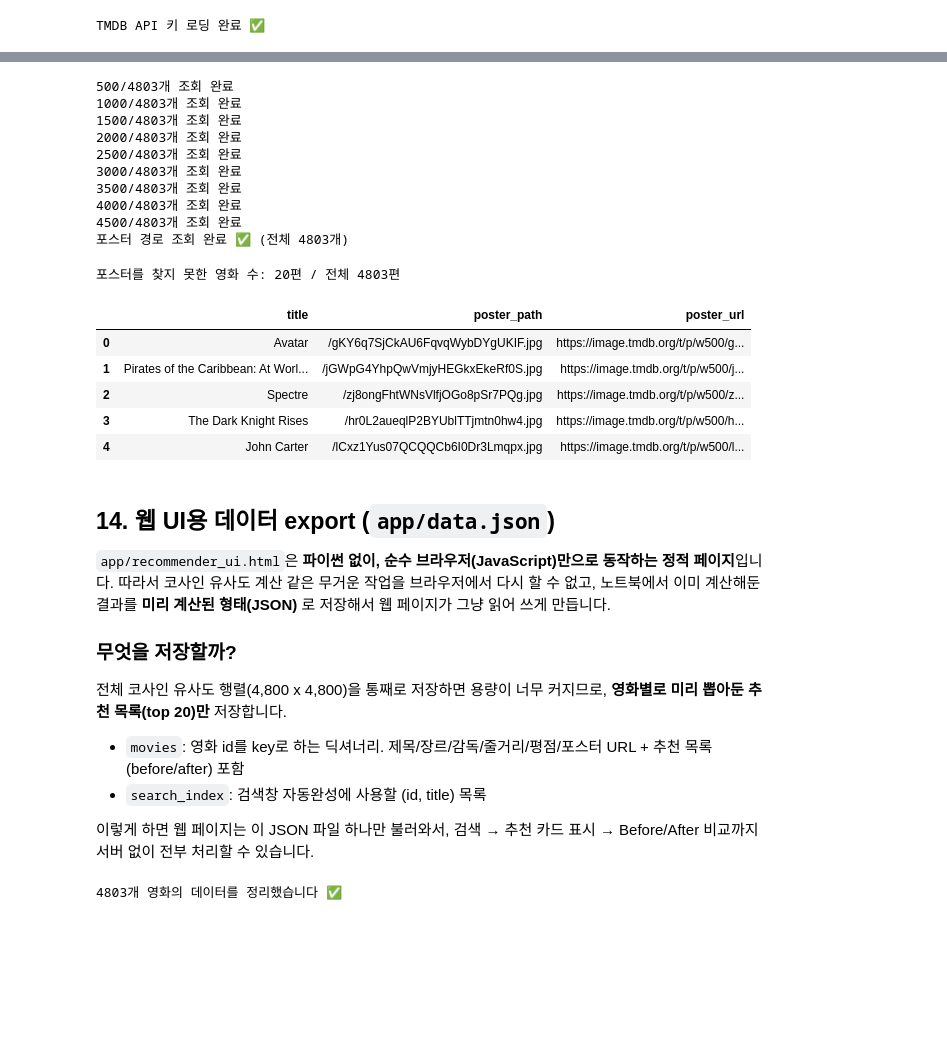
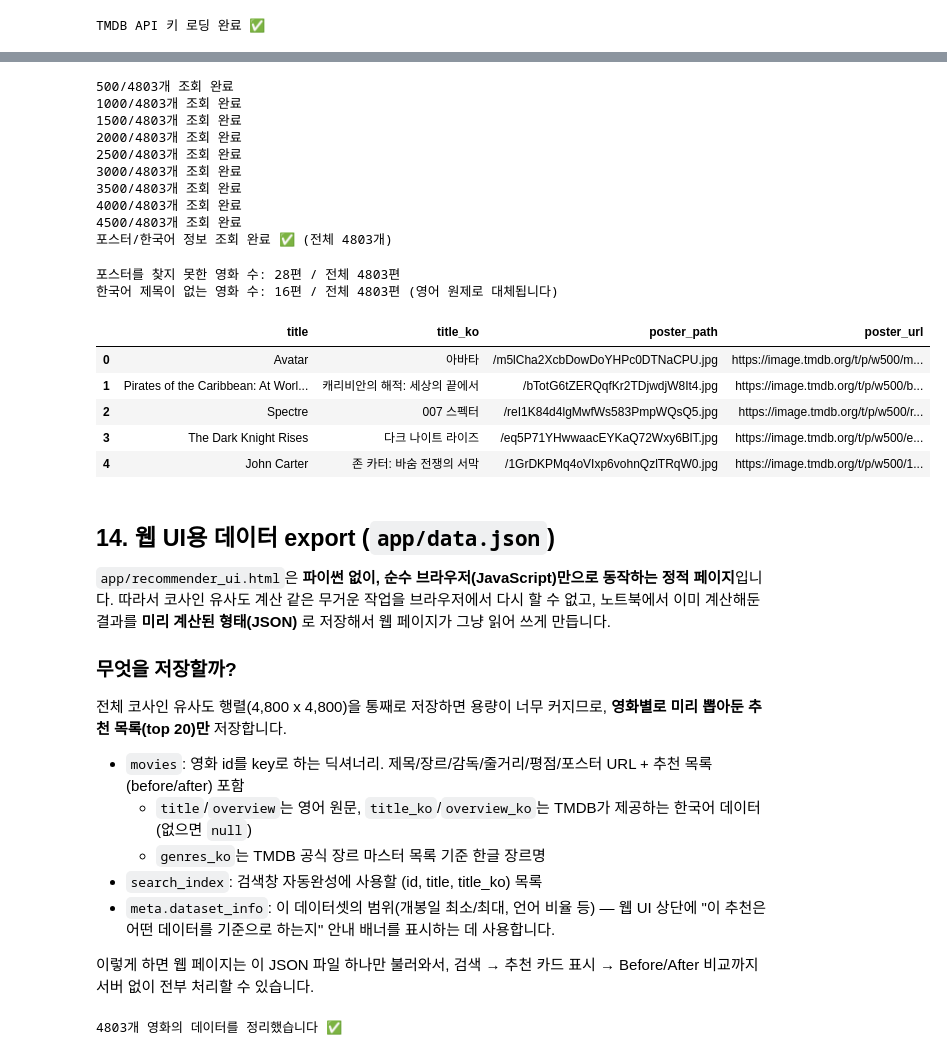
Before and after one commit to tombap8/recom_system, a Jupyter notebook: notebook/movie_recommender.ipynb, the cells around one changed output, grey strips where cells are left out. Cells and saved outputs as stored; diff of their text form; code cells hidden in the pictures; blank space fills up the shorter version.

Commit message:
Add Korean localization: titles, overviews, genres, and dataset scope banner

```diff
--- a/notebook/movie_recommender.ipynb
+++ b/notebook/movie_recommender.ipynb
@@ -708,37 +748,47 @@ TMDB API 키 로딩 완료 ✅
 # %%
-def fetch_poster_path(movie_id):
+def fetch_movie_details_ko(movie_id):
     """
-    TMDB API로 영화 한 편의 상세 정보를 조회해서 poster_path만 뽑아 반환합니다.
-    요청이 실패하거나 포스터 정보가 없으면 None을 반환합니다.
+    TMDB API로 영화 한 편의 상세 정보를 '한국어(ko-KR)' 기준으로 조회합니다.
+    poster_path는 언어와 상관없이 동일하게 제공되고, title/overview는 한국어 데이터가
+    있으면 한국어로, 없으면 빈 문자열("")로 돌아옵니다.
+    요청이 실패하면 전부 None으로 채운 결과를 반환합니다.
     """
     url = f"https://api.themoviedb.org/3/movie/{movie_id}"
     try:
-        response = requests.get(url, params={"api_key": TMDB_API_KEY}, timeout=5)
+        response = requests.get(
+            url, params={"api_key": TMDB_API_KEY, "language": "ko-KR"}, timeout=5
+        )
         if response.status_code == 200:
-            return movie_id, response.json().get("poster_path")
+            data = response.json()
+            return movie_id, {
+                "poster_path": data.get("poster_path"),
+                # 빈 문자열("")은 "한국어 데이터 없음"을 의미하므로 None으로 통일합니다.
+                "title_ko": data.get("title") or None,
+                "overview_ko": data.get("overview") or None,
+            }
     except requests.RequestException:
         pass
-    return movie_id, None
+    return movie_id, {"poster_path": None, "title_ko": None, "overview_ko": None}
 
 
 movie_ids = df["id"].tolist()
-poster_path_by_id = {}
+details_by_id = {}
 
 # ThreadPoolExecutor: 여러 개의 HTTP 요청을 동시에(병렬로) 보내주는 도구입니다.
 # max_workers=20 -> 최대 20개의 요청을 동시에 진행합니다.
 with concurrent.futures.ThreadPoolExecutor(max_workers=20) as executor:
-    futures = [executor.submit(fetch_poster_path, movie_id) for movie_id in movie_ids]
+    futures = [executor.submit(fetch_movie_details_ko, movie_id) for movie_id in movie_ids]
 
     completed = 0
     for future in concurrent.futures.as_completed(futures):
-        movie_id, poster_path = future.result()
-        poster_path_by_id[movie_id] = poster_path
+        movie_id, details = future.result()
+        details_by_id[movie_id] = details
         completed += 1
         # 진행 상황을 500개 단위로 출력합니다.
         if completed % 500 == 0:
             print(f"{completed}/{len(movie_ids)}개 조회 완료")
 
-print(f"포스터 경로 조회 완료 ✅ (전체 {len(movie_ids)}개)")
+print(f"포스터/한국어 정보 조회 완료 ✅ (전체 {len(movie_ids)}개)")
 # %% [output]
 500/4803개 조회 완료
 1000/4803개 조회 완료
@@ -749,26 +799,31 @@ print(f"포스터 경로 조회 완료 ✅ (전체 {len(movie_ids)}개)")
 3500/4803개 조회 완료
 4000/4803개 조회 완료
 4500/4803개 조회 완료
-포스터 경로 조회 완료 ✅ (전체 4803개)
+포스터/한국어 정보 조회 완료 ✅ (전체 4803개)
 # %%
-# 조회한 poster_path를 df에 매핑하고, 실제로 접근 가능한 전체 이미지 URL도 만들어둡니다.
-df["poster_path"] = df["id"].map(poster_path_by_id)
+# 조회한 정보를 df에 매핑합니다.
+df["poster_path"] = df["id"].map(lambda mid: details_by_id.get(mid, {}).get("poster_path"))
 df["poster_url"] = df["poster_path"].apply(
     lambda path: f"{TMDB_IMAGE_BASE_URL}{path}" if pd.notna(path) else None
 )
+df["title_ko"] = df["id"].map(lambda mid: details_by_id.get(mid, {}).get("title_ko"))
+df["overview_ko"] = df["id"].map(lambda mid: details_by_id.get(mid, {}).get("overview_ko"))
 
 missing_poster_count = df["poster_url"].isna().sum()
+missing_title_ko_count = df["title_ko"].isna().sum()
 print(f"포스터를 찾지 못한 영화 수: {missing_poster_count}편 / 전체 {len(df)}편")
+print(f"한국어 제목이 없는 영화 수: {missing_title_ko_count}편 / 전체 {len(df)}편 (영어 원제로 대체됩니다)")
 
-df[["title", "poster_path", "poster_url"]].head()
+df[["title", "title_ko", "poster_path", "poster_url"]].head()
 # %% [output]
-포스터를 찾지 못한 영화 수: 20편 / 전체 4803편
+포스터를 찾지 못한 영화 수: 28편 / 전체 4803편
+한국어 제목이 없는 영화 수: 16편 / 전체 4803편 (영어 원제로 대체됩니다)
-|  | title | poster_path | poster_url |
-| 0 | Avatar | /gKY6q7SjCkAU6FqvqWybDYgUKIF.jpg | https://image.tmdb.org/t/p/w500/g... |
-| 1 | Pirates of the Caribbean: At Worl... | /jGWpG4YhpQwVmjyHEGkxEkeRf0S.jpg | https://image.tmdb.org/t/p/w500/j... |
-| 2 | Spectre | /zj8ongFhtWNsVlfjOGo8pSr7PQg.jpg | https://image.tmdb.org/t/p/w500/z... |
-| 3 | The Dark Knight Rises | /hr0L2aueqlP2BYUblTTjmtn0hw4.jpg | https://image.tmdb.org/t/p/w500/h... |
-| 4 | John Carter | /lCxz1Yus07QCQQCb6I0Dr3Lmqpx.jpg | https://image.tmdb.org/t/p/w500/l... |
+|  | title | title_ko | poster_path | poster_url |
+| 0 | Avatar | 아바타 | /m5lCha2XcbDowDoYHPc0DTNaCPU.jpg | https://image.tmdb.org/t/p/w500/m... |
+| 1 | Pirates of the Caribbean: At Worl... | 캐리비안의 해적: 세상의 끝에서 | /bTotG6tZERQqfKr2TDjwdjW8It4.jpg | https://image.tmdb.org/t/p/w500/b... |
+| 2 | Spectre | 007 스펙터 | /reI1K84d4lgMwfWs583PmpWQsQ5.jpg | https://image.tmdb.org/t/p/w500/r... |
+| 3 | The Dark Knight Rises | 다크 나이트 라이즈 | /eq5P71YHwwaacEYKaQ72Wxy6BlT.jpg | https://image.tmdb.org/t/p/w500/e... |
+| 4 | John Carter | 존 카터: 바숨 전쟁의 서막 | /1GrDKPMq4oVIxp6vohnQzlTRqW0.jpg | https://image.tmdb.org/t/p/w500/1... |
 # %% [markdown]
 ## 14. 웹 UI용 데이터 export (`app/data.json`)
 
@@ -781,7 +836,11 @@ df[["title", "poster_path", "poster_url"]].head()
 **영화별로 미리 뽑아둔 추천 목록(top 20)만** 저장합니다.
 
 - `movies`: 영화 id를 key로 하는 딕셔너리. 제목/장르/감독/줄거리/평점/포스터 URL + 추천 목록(before/after) 포함
-- `search_index`: 검색창 자동완성에 사용할 (id, title) 목록
+  - `title`/`overview`는 영어 원문, `title_ko`/`overview_ko`는 TMDB가 제공하는 한국어 데이터(없으면 `null`)
+  - `genres_ko`는 TMDB 공식 장르 마스터 목록 기준 한글 장르명
+- `search_index`: 검색창 자동완성에 사용할 (id, title, title_ko) 목록
+- `meta.dataset_info`: 이 데이터셋의 범위(개봉일 최소/최대, 언어 비율 등) — 웹 UI 상단에
+  "이 추천은 어떤 데이터를 기준으로 하는지" 안내 배너를 표시하는 데 사용합니다.
 
 이렇게 하면 웹 페이지는 이 JSON 파일 하나만 불러와서, 검색 → 추천 카드 표시 → Before/After 비교까지
 서버 없이 전부 처리할 수 있습니다.
```
Also changed, not shown: parts of 5 cells of this notebook, 2 other files.
